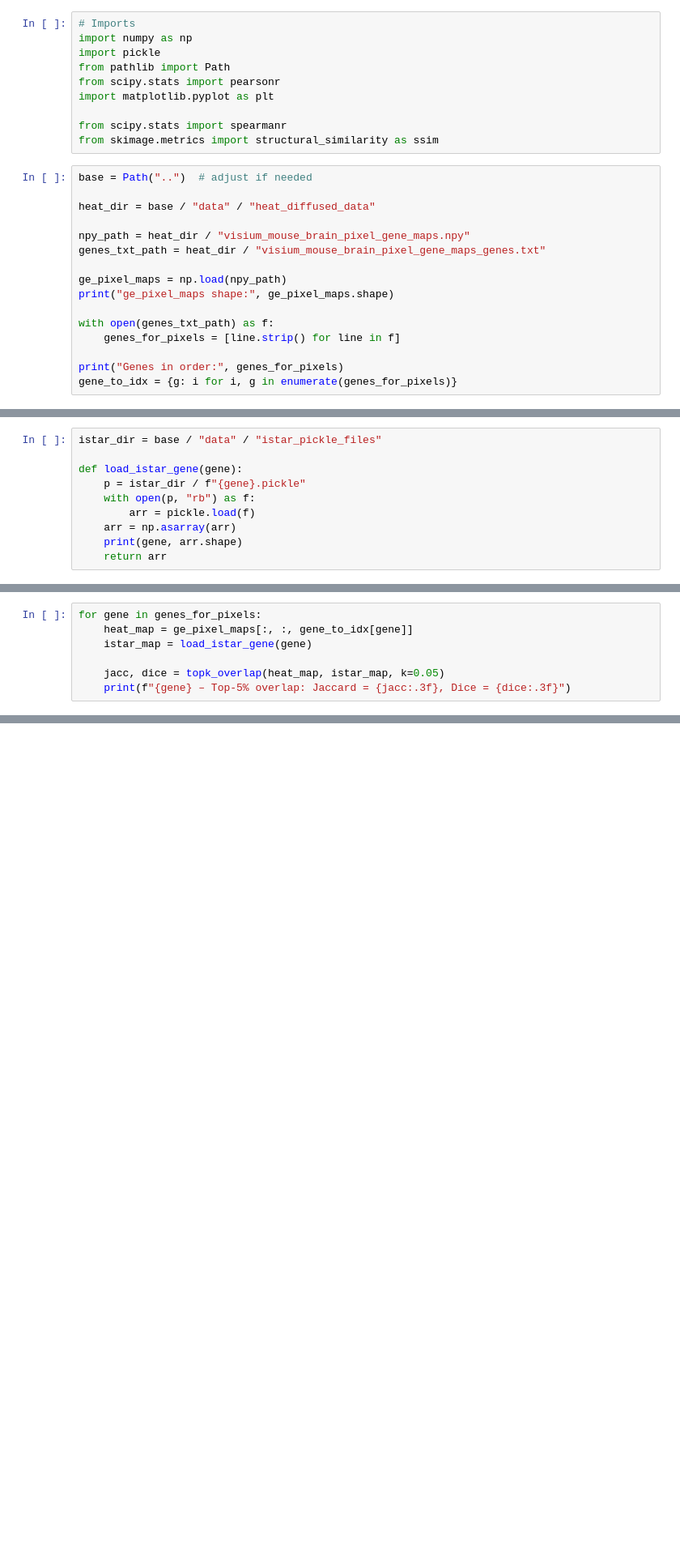
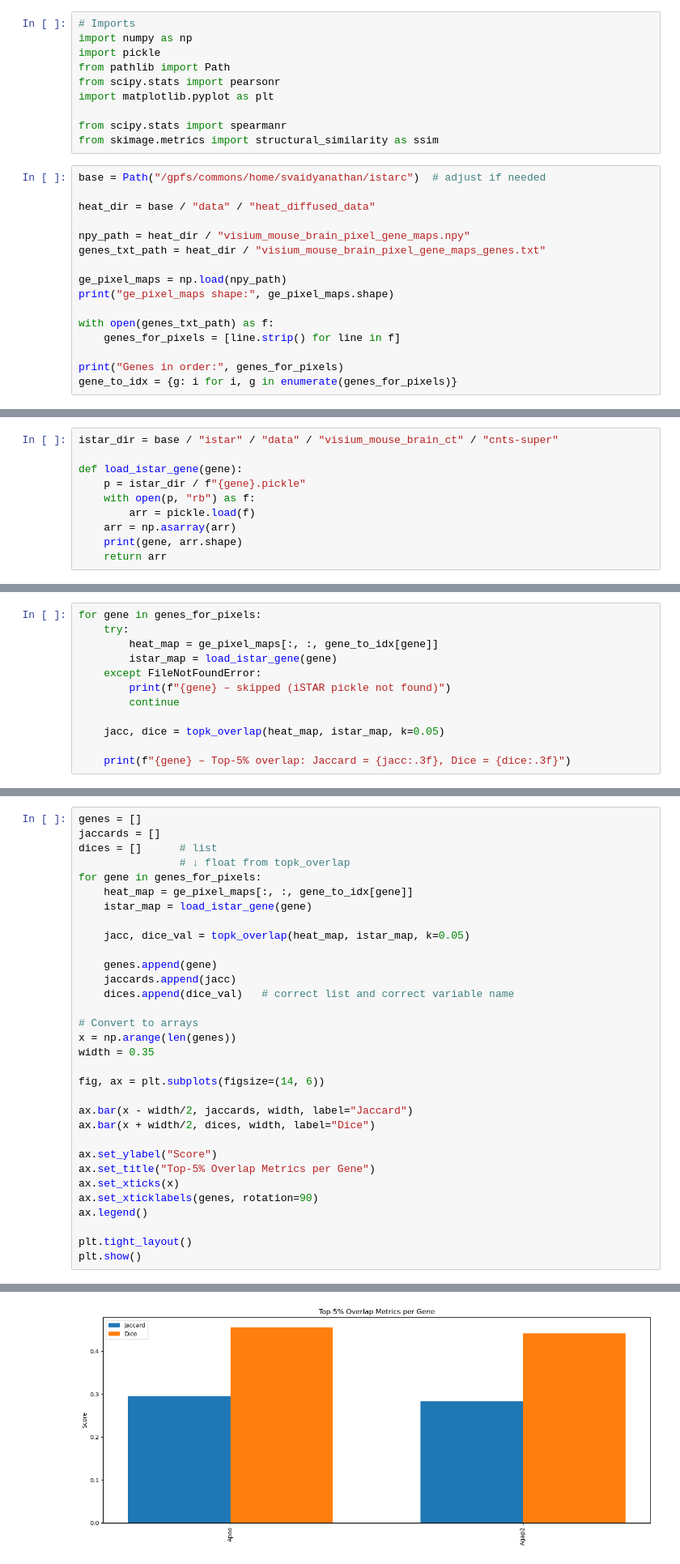
Before and after one commit to smritivaidyanathan/istarc, a Jupyter notebook: notebooks/istar_vs_heatdiffusion.ipynb, the cells around one changed output, grey strips where cells are left out. Shown at 81% size. Saved outputs shown, nothing was run; the diff lists cells and outputs as text; blank space fills up the shorter version.

```diff
--- a/notebooks/istar_vs_heatdiffusion.ipynb
+++ b/notebooks/istar_vs_heatdiffusion.ipynb
@@ -9,7 +9,7 @@ import matplotlib.pyplot as plt
 from scipy.stats import spearmanr
 from skimage.metrics import structural_similarity as ssim
 # %%
-base = Path("..")  # adjust if needed
+base = Path("/gpfs/commons/home/svaidyanathan/istarc")  # adjust if needed
 
 heat_dir = base / "data" / "heat_diffused_data"
 
@@ -30,5 +30,5 @@ Genes in order: ['Apoo', 'Agap2']
 # %%
-istar_dir = base / "data" / "istar_pickle_files"
+istar_dir = base / "istar" / "data" / "visium_mouse_brain_ct" / "cnts-super"
 
 def load_istar_gene(gene):
     p = istar_dir / f"{gene}.pickle"
@@ -111,9 +131,14 @@ def topk_overlap(heat_map, istar_map, k=0.05):
     return jaccard, dice
 # %%
 for gene in genes_for_pixels:
-    heat_map = ge_pixel_maps[:, :, gene_to_idx[gene]]
-    istar_map = load_istar_gene(gene)
+    try:
+        heat_map = ge_pixel_maps[:, :, gene_to_idx[gene]]
+        istar_map = load_istar_gene(gene)
+    except FileNotFoundError:
+        print(f"{gene} – skipped (iSTAR pickle not found)")
+        continue
 
     jacc, dice = topk_overlap(heat_map, istar_map, k=0.05)
+
     print(f"{gene} – Top-5% overlap: Jaccard = {jacc:.3f}, Dice = {dice:.3f}")
 # %% [output]
@@ -123,0 +162,33 @@ Agap2 – Top-5% overlap: Jaccard = 0.290, Dice = 0.449
+# %%
+genes = []
+jaccards = []
+dices = []      # list
+                # ↓ float from topk_overlap
+for gene in genes_for_pixels:
+    heat_map = ge_pixel_maps[:, :, gene_to_idx[gene]]
+    istar_map = load_istar_gene(gene)
+
+    jacc, dice_val = topk_overlap(heat_map, istar_map, k=0.05)
+
+    genes.append(gene)
+    jaccards.append(jacc)
+    dices.append(dice_val)   # correct list and correct variable name
+
+# Convert to arrays
+x = np.arange(len(genes))
+width = 0.35
+
+fig, ax = plt.subplots(figsize=(14, 6))
+
+ax.bar(x - width/2, jaccards, width, label="Jaccard")
+ax.bar(x + width/2, dices, width, label="Dice")
+
+ax.set_ylabel("Score")
+ax.set_title("Top-5% Overlap Metrics per Gene")
+ax.set_xticks(x)
+ax.set_xticklabels(genes, rotation=90)
+ax.legend()
+
+plt.tight_layout()
+plt.show()
+# %% [output]
@@ -124,3 +197,4 @@ Agap2 – Top-5% overlap: Jaccard = 0.290, Dice = 0.449
+[figure, added]
 # %%
 import matplotlib.pyplot as plt
 
```
Also changed, not shown: parts of 6 cells of this notebook, 1 other file.
